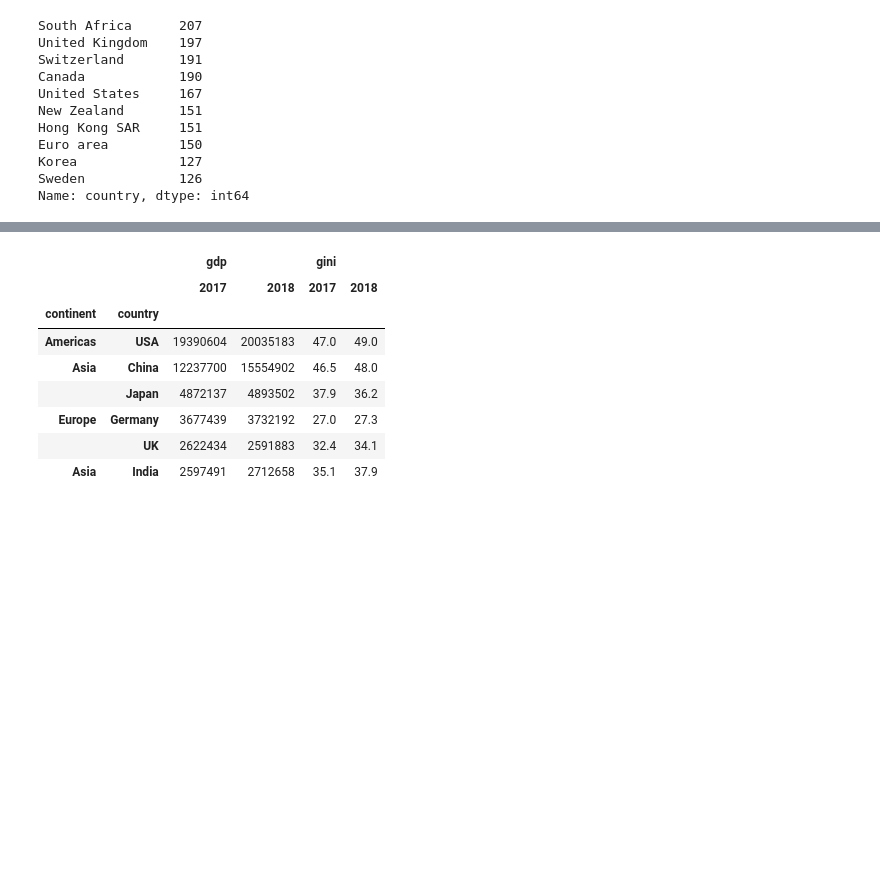
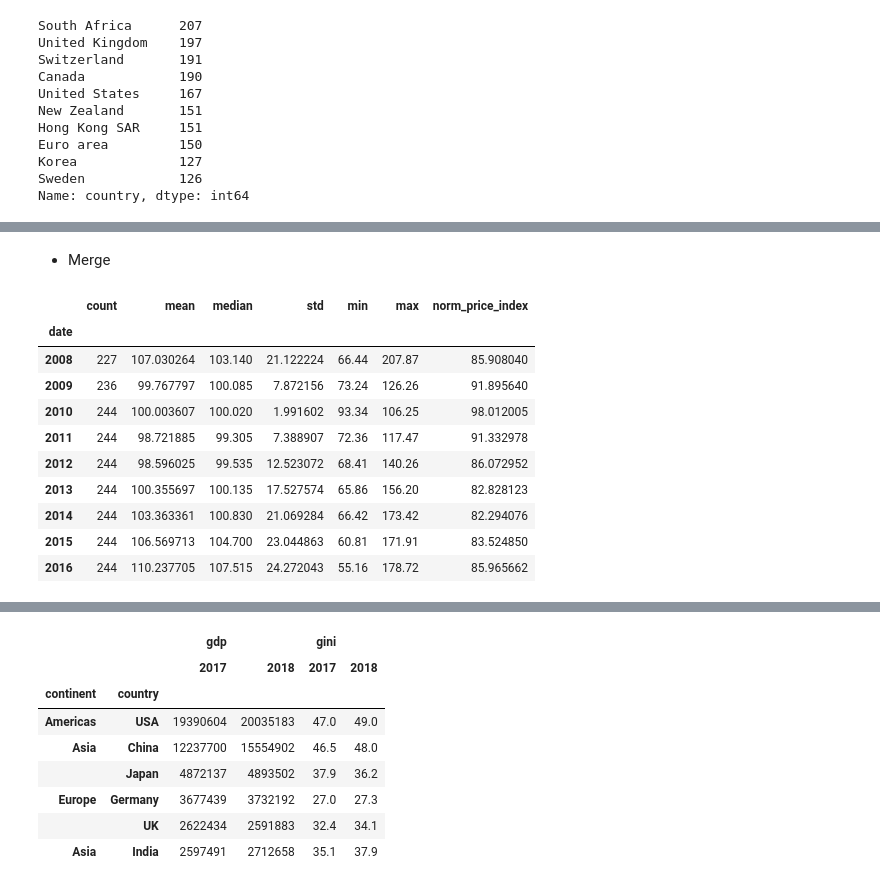
Before and after one commit to emikokic/processing_data_with_pandas, a Jupyter notebook: processing_data_with_pandas_talk.ipynb, the cells around one changed output, grey strips where cells are left out. Drawn from its saved outputs; the diff is of its cells as text; code cells hidden in the pictures; blank space fills up the shorter version.

```diff
--- a/processing_data_with_pandas_talk.ipynb
+++ b/processing_data_with_pandas_talk.ipynb
@@ -389,0 +349,3 @@ pandas
+# %%
+price_stats_by_year = df_gb['price_index'].agg(['count', 'mean', 'median', 'std', 'min', 'max'])
+price_stats_by_year.head()
@@ -389,0 +360,3 @@ pandas
+# %%
+price_stats_by_year_more_than_200 = price_stats_by_year[price_stats_by_year['count'] > 200]
+price_stats_by_year_more_than_200
@@ -389,0 +375,7 @@ pandas
+# %%
+def normalize(serie):
+    return serie.mean() - serie.std()
+# %%
+price_norm_by_year = df_gb['price_index'].agg(normalize).to_frame()
+price_norm_by_year.rename(columns={'price_index': 'norm_price_index'}, inplace=True)
+price_norm_by_year.head()
@@ -389,0 +390,17 @@ pandas
+# %% [markdown]
+- Merge
+# %%
+price_stats_by_year_more_than_200.merge(price_norm_by_year, how='left',
+                                        left_index=True, right_index=True)
+# %% [output]
+|  | count | mean | median | std | min | max | norm_price_index |
+| date |  |  |  |  |  |  |  |
+| 2008 | 227 | 107.030264 | 103.140 | 21.122224 | 66.44 | 207.87 | 85.908040 |
+| 2009 | 236 | 99.767797 | 100.085 | 7.872156 | 73.24 | 126.26 | 91.895640 |
+| 2010 | 244 | 100.003607 | 100.020 | 1.991602 | 93.34 | 106.25 | 98.012005 |
+| 2011 | 244 | 98.721885 | 99.305 | 7.388907 | 72.36 | 117.47 | 91.332978 |
+| 2012 | 244 | 98.596025 | 99.535 | 12.523072 | 68.41 | 140.26 | 86.072952 |
+| 2013 | 244 | 100.355697 | 100.135 | 17.527574 | 65.86 | 156.20 | 82.828123 |
+| 2014 | 244 | 103.363361 | 100.830 | 21.069284 | 66.42 | 173.42 | 82.294076 |
+| 2015 | 244 | 106.569713 | 104.700 | 23.044863 | 60.81 | 171.91 | 83.524850 |
+| 2016 | 244 | 110.237705 | 107.515 | 24.272043 | 55.16 | 178.72 | 85.965662 |
```
Also changed, not shown: parts of 31 cells of this notebook.
